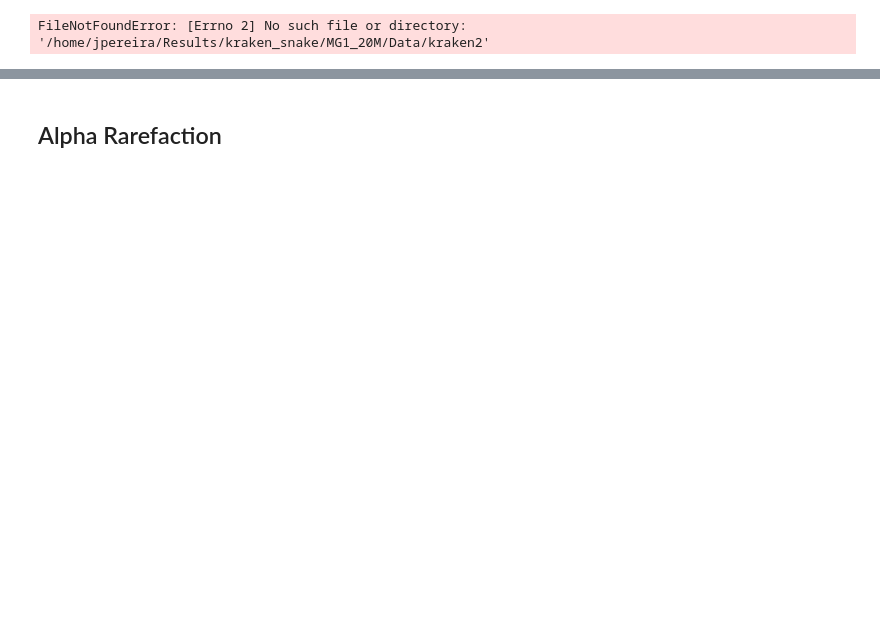
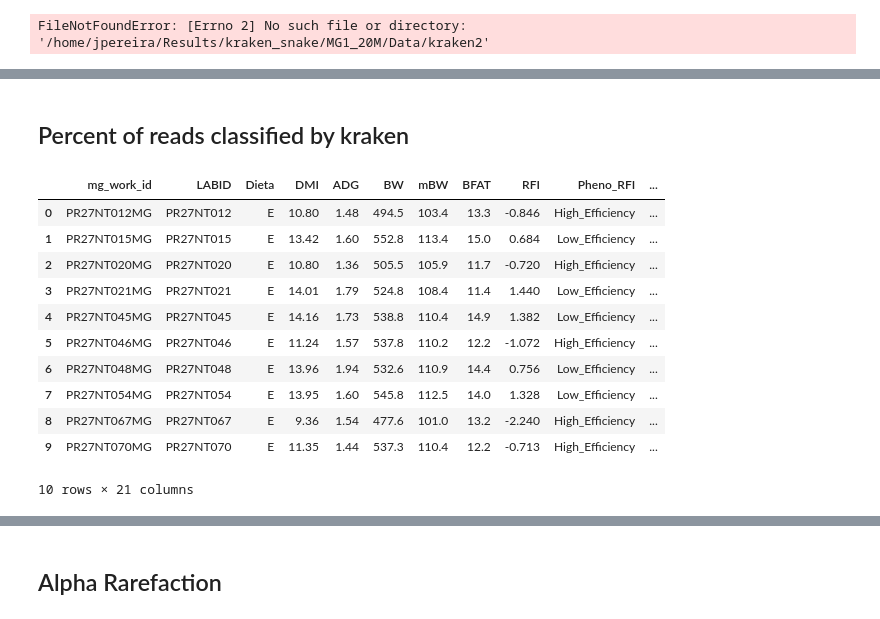
Before and after one commit to JPereira199/kraken_snake, a Jupyter notebook: scripts/old.diversity_clustering.ipynb, the cells around one changed output, grey strips where cells are left out. Drawn from its saved outputs; the diff is of its cells as text; code cells hidden in the pictures; blank space fills up the shorter version.

```diff
--- a/scripts/old.diversity_clustering.ipynb
+++ b/scripts/old.diversity_clustering.ipynb
@@ -820,0 +967,17 @@ var_table_raw.to_csv(output_pcoa_dir / f"raw.{comparision_name}.tsv", sep='\t')
+# %% [markdown]
+## Percent of reads classified by kraken
+# %%
+pd.read_csv("/home/jpereira/Results/kraken_snake/MG1_MG2_cow_db/Groups/metadata/S/E1/metadata.tsv", sep='\t')
+# %% [output]
+|  | mg_work_id | LABID | Dieta | DMI | ADG | BW | mBW | BFAT | RFI | Pheno_RFI | ... |
+| 0 | PR27NT012MG | PR27NT012 | E | 10.80 | 1.48 | 494.5 | 103.4 | 13.3 | -0.846 | High_Efficiency | ... |
+| 1 | PR27NT015MG | PR27NT015 | E | 13.42 | 1.60 | 552.8 | 113.4 | 15.0 | 0.684 | Low_Efficiency | ... |
+| 2 | PR27NT020MG | PR27NT020 | E | 10.80 | 1.36 | 505.5 | 105.9 | 11.7 | -0.720 | High_Efficiency | ... |
+| 3 | PR27NT021MG | PR27NT021 | E | 14.01 | 1.79 | 524.8 | 108.4 | 11.4 | 1.440 | Low_Efficiency | ... |
+| 4 | PR27NT045MG | PR27NT045 | E | 14.16 | 1.73 | 538.8 | 110.4 | 14.9 | 1.382 | Low_Efficiency | ... |
+| 5 | PR27NT046MG | PR27NT046 | E | 11.24 | 1.57 | 537.8 | 110.2 | 12.2 | -1.072 | High_Efficiency | ... |
+| 6 | PR27NT048MG | PR27NT048 | E | 13.96 | 1.94 | 532.6 | 110.9 | 14.4 | 0.756 | Low_Efficiency | ... |
+| 7 | PR27NT054MG | PR27NT054 | E | 13.95 | 1.60 | 545.8 | 112.5 | 14.0 | 1.328 | Low_Efficiency | ... |
+| 8 | PR27NT067MG | PR27NT067 | E | 9.36 | 1.54 | 477.6 | 101.0 | 13.2 | -2.240 | High_Efficiency | ... |
+| 9 | PR27NT070MG | PR27NT070 | E | 11.35 | 1.44 | 537.3 | 110.4 | 12.2 | -0.713 | High_Efficiency | ... |
+10 rows × 21 columns
```
Also changed, not shown: parts of 26 cells of this notebook, 11 other files.
